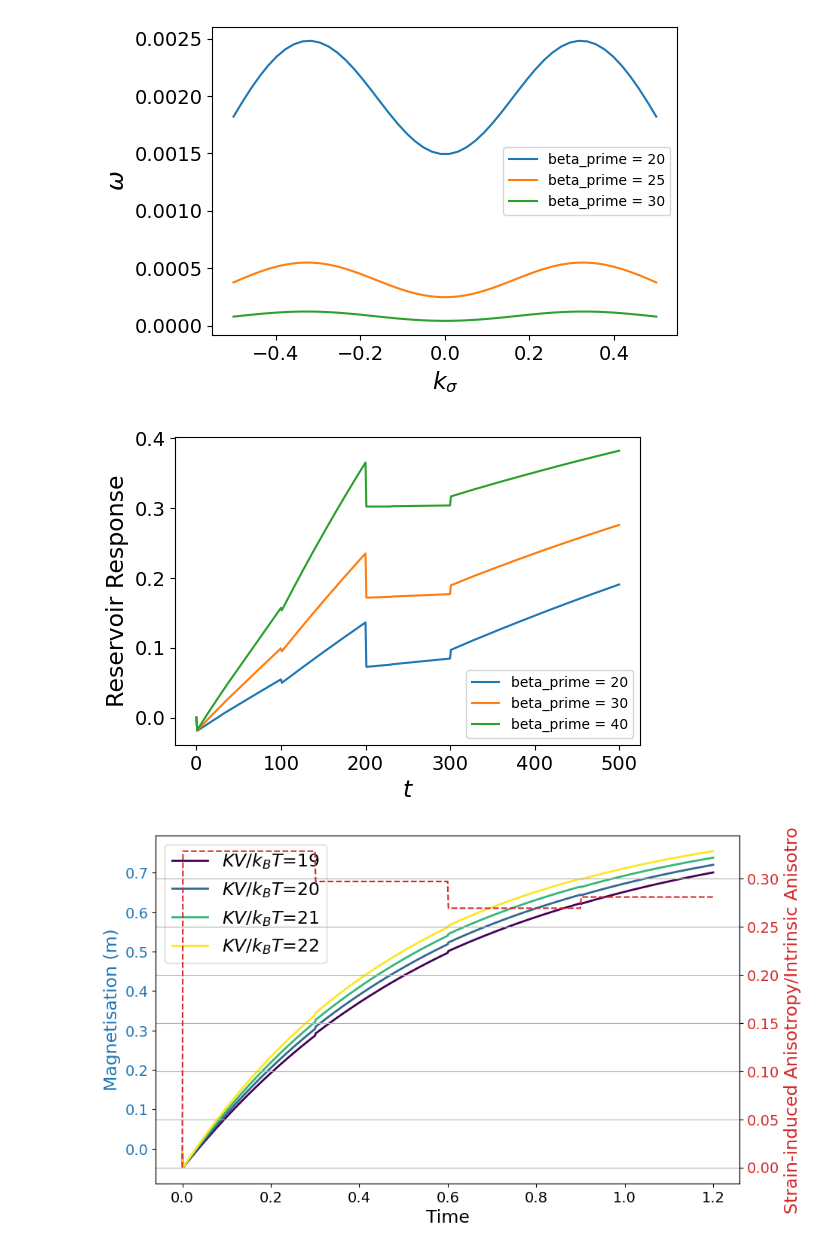
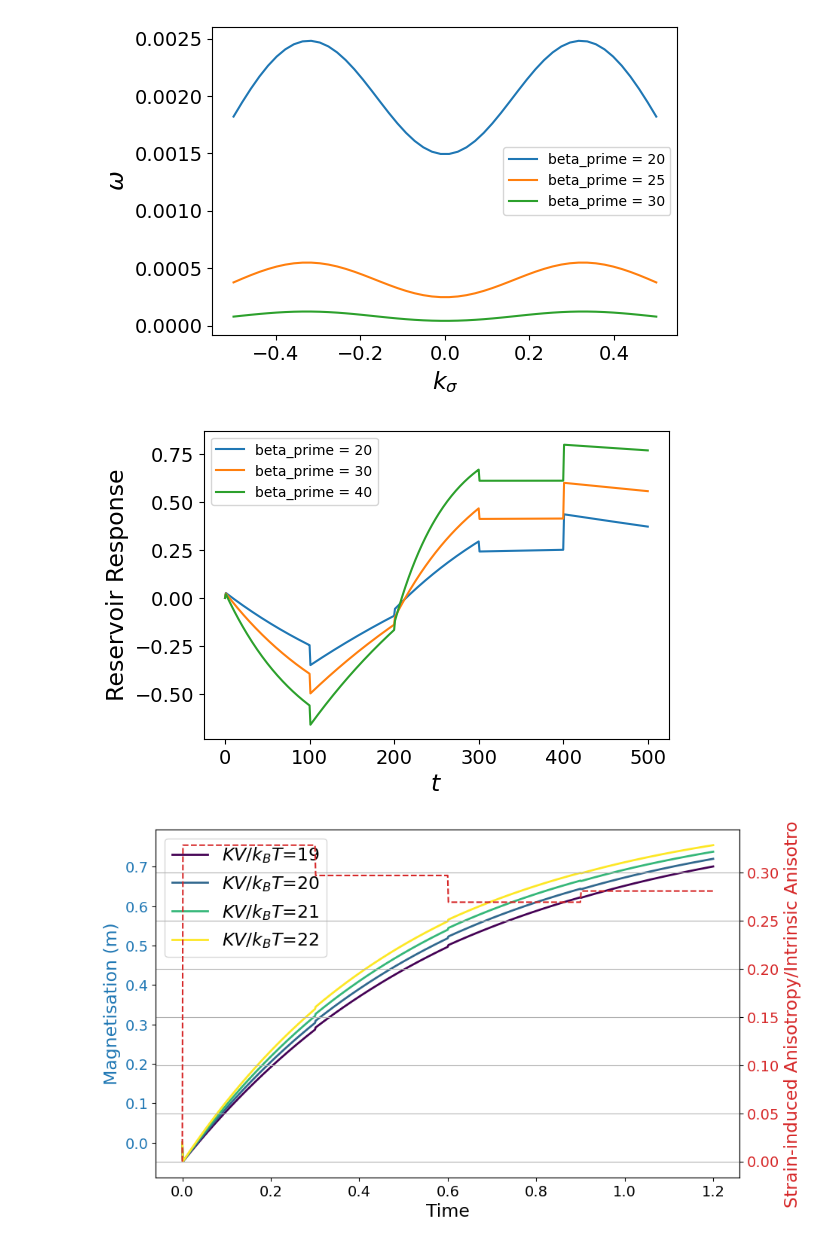
Before and after one commit to VvvpC/spnc_taskindependent_metrics, a Jupyter notebook: Plot_Functions/plot_dynamics.ipynb, the cells around one changed output. Cells and saved outputs as stored; diff of their text form; code cells hidden in the pictures.

```diff
--- a/Plot_Functions/plot_dynamics.ipynb
+++ b/Plot_Functions/plot_dynamics.ipynb
@@ -21,7 +21,7 @@ theta_H = 90
 k_s_0 = 0
 phi = 45
 beta_prime = 20
-params = {'theta': 0.113,'gamma' : .132,'delay_feedback' : 0,'Nvirt' : Nvirt}
+params = {'theta': 0.113,'gamma' : 0,'delay_feedback' : 0,'Nvirt' : Nvirt}
 spn = spnc_anisotropy(h,theta_H,k_s_0,phi,beta_prime)
 transform = spn.gen_signal_slow_delayed_feedback
 # %%
@@ -53,29 +53,29 @@ plt.show()
 # %%
 klist = np.random.uniform(-1,1,5)
 # 画出不同beta_prime下，储层在不同k_s下的响应
 
 bp_list = [20, 30, 40]
 
 plt.figure(figsize=(6,4))
 
 for beta_prime in bp_list:
     responses = []
     spn = spnc_anisotropy(0.4, 90, 0, 45, beta_prime)
-    _,_,responses = spn.gen_trace_fast_delayed_feedback(klist,0.1, 100, params)
+    _,_,responses = spn.gen_trace_fast_delayed_feedback(klist,0.3, 100, params)
 
     plt.plot(responses, label=f'beta_prime = {beta_prime}')
 
 
 
 plt.xlabel(r'$t$', fontsize=17)
 plt.ylabel('Reservoir Response', fontsize=17)
 plt.tick_params(axis='x', labelsize=14)
 plt.tick_params(axis='y', labelsize=14)
 plt.legend(fontsize=10)
 
 plt.show()
 # %% [output]
-[figure, old version]
+[figure, new version]
 # %%
 def plot_magnetic_properties(beta_primes):
     klist = np.random.uniform(-0.4, 0.4, 4)
```
Also changed, not shown: 1 other file.
